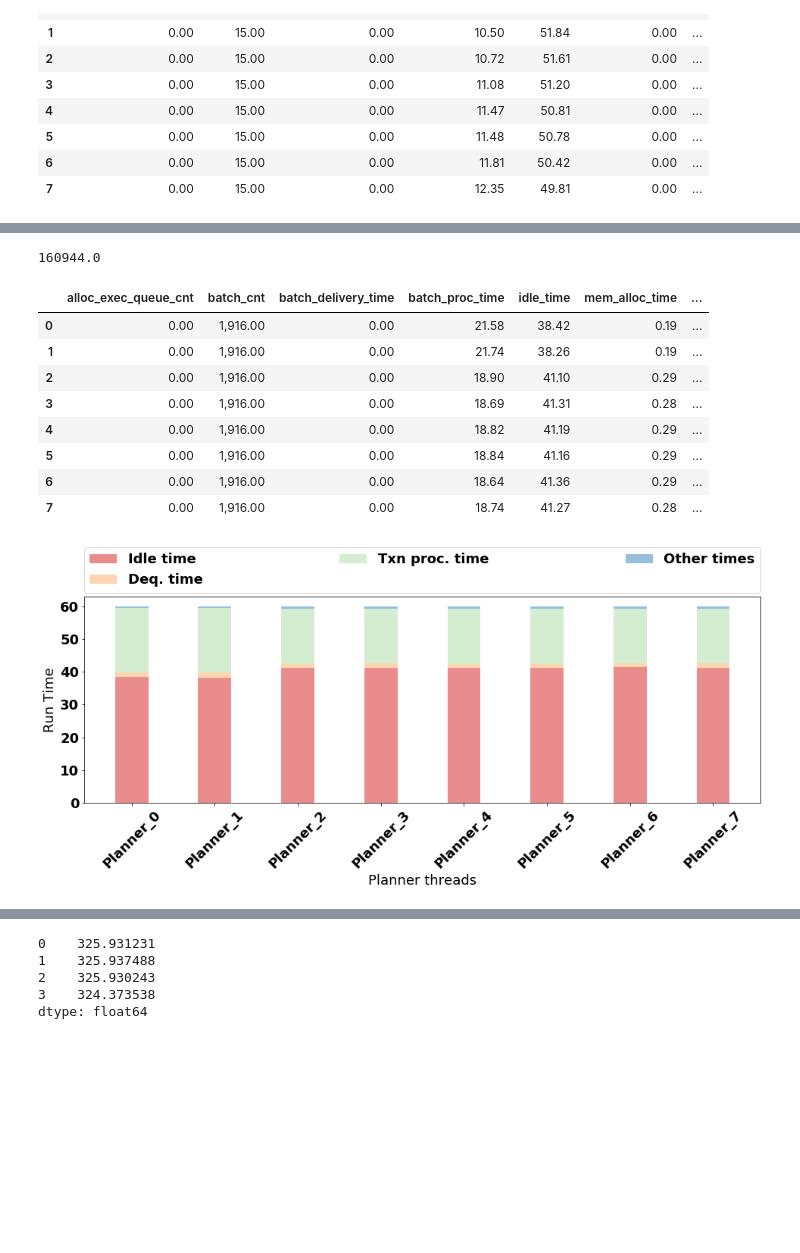
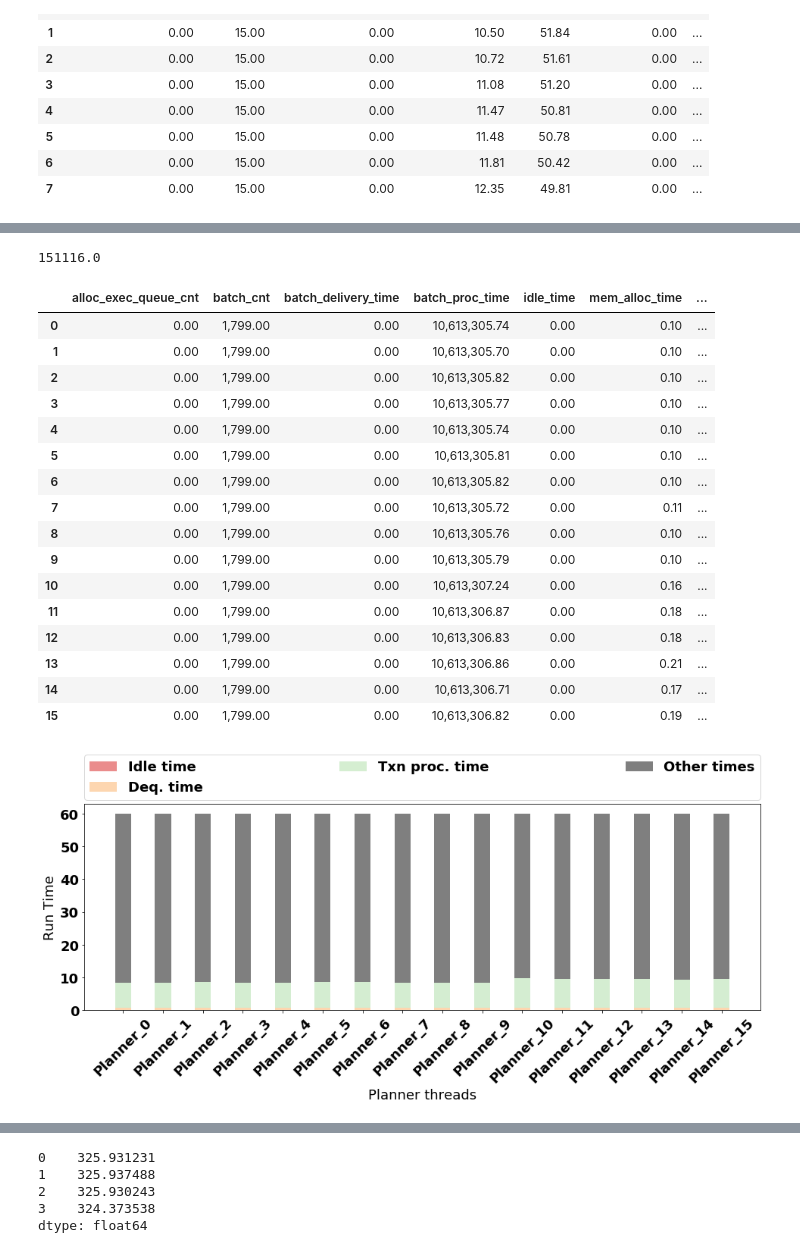
Before and after one commit to qadahtm/deneva, a Jupyter notebook: pynb/QueCC.ipynb, the cells around one changed output, grey strips where cells are left out. Drawn from its saved outputs; the diff is of its cells as text; code cells hidden in the pictures; blank space fills up the shorter version.

```diff
--- a/pynb/QueCC.ipynb
+++ b/pynb/QueCC.ipynb
@@ -609,11 +609,13 @@ df
 # %% [output]
 NameError: name 'df' is not defined
 # %%
+import matplotlib.ticker as ticker
 agg_req_normal = {'tput':'mean','phys_mem_usage':'mean'}
 agg_req = agg_req_normal
+us = 1000000
 
-
-tpcc_test = "/Users/qadahtm/Dev/halstead/deneva_project/deneva/exp_results/tpcc_mix50_mpr10_set2_G32_o3"
+tpcc_set1 = "/Users/qadahtm/Dev/halstead/deneva_project/deneva/exp_results/tpcc_mix50_mpr10_set1_M64"
+tpcc_set2 = "/Users/qadahtm/Dev/halstead/deneva_project/deneva/exp_results/tpcc_mix50_mpr10_set2_M64"
 
 ycsb_wl = "/Users/qadahtm/Dev/halstead/deneva_project/deneva/exp_results/ycsb_results_october"
 # df_ycsb_wl = pd.DataFrame(parse_directory(ycsb_wl))
@@ -624,7 +626,7 @@ tpcc_neworder_50_others = "/Users/qadahtm/Dev/halstead/deneva_project/deneva/exp
 
 # df_tpcc_neworder_50 = pd.concat([pd.DataFrame(parse_directory(tpcc_neworder_50_quecc_ts)),
 #                                  pd.DataFrame(parse_directory(tpcc_neworder_50_others))]);
-df_tpcc_test = pd.DataFrame(parse_directory(tpcc_test))
+df_tpcc_test = pd.concat([pd.DataFrame(parse_directory(tpcc_set1)), pd.DataFrame(parse_directory(tpcc_set2))])
 
 # tpcc_neworder_only = "/Users/qadahtm/Dev/halstead/deneva_project/deneva/exp_results/all_neworder_tpcc_mpt_o3"
 # df_tpcc_neworder_only = pd.DataFrame(parse_directory(tpcc_neworder_only))
@@ -696,7 +698,7 @@ grouped_f = []
 # grouped_f = grouped_tpcc_d15_mix15
 grouped_f = grouped_tpcc_test
 # print(grouped_f.loc['HSTORE','NEWORDER_ONLY'].index)
-dff = pd.concat([df_tpcc_payment_only,df_tpcc_neworder_only])
+# dff = pd.concat([df_tpcc_payment_only,df_tpcc_neworder_only])
 
 
 ls = ['b^-', 'gx-', 'yo-', 'cD-', 'm2-', 'rs-', 'g<--', 'r^--', 'g^--', 'c^-', 'm^-', 'y^--' ]
@@ -1451,7 +1461,7 @@ def plot_planner_times(df):
             # with alpha 0.5
             alpha=0.5,
             # with color
-            color=colors[3])
+            color='#000000')
 
     # set the x ticks with names
     plt.xticks(bar_l,['Planner_'+str(i) for i in range(len(df['idle_time']))], rotation=45)
@@ -1637,21 +1764,29 @@ def plot_exec_times(df):
 # %%
 # directory = '/Users/qadahtm/Dev/halstead/results/quecc_aws'
 # df = pd.DataFrame(view_planner_from_file(directory+"/QUECC_s_t0_7.txt"))
-datafile = '/Users/qadahtm/Dev/halstead/deneva_project/deneva/exp_results/quecc_final_mix_mpr10_8pt_8et_blen2_parts15_parcommit_t1.txt'
+datafile = '/Users/qadahtm/Dev/halstead/deneva_project/deneva/exp_results/test.txt'
 df = pd.DataFrame(view_planner_from_file(datafile))
 plot_planner_times(df)
 print(df['queue_deq_cnt'].sum()/60)
 df
 # %% [output]
-160944.0
+151116.0
 |  | alloc_exec_queue_cnt | batch_cnt | batch_delivery_time | batch_proc_time | idle_time | mem_alloc_time | ... |
-| 0 | 0.00 | 1,916.00 | 0.00 | 21.58 | 38.42 | 0.19 | ... |
-| 1 | 0.00 | 1,916.00 | 0.00 | 21.74 | 38.26 | 0.19 | ... |
-| 2 | 0.00 | 1,916.00 | 0.00 | 18.90 | 41.10 | 0.29 | ... |
-| 3 | 0.00 | 1,916.00 | 0.00 | 18.69 | 41.31 | 0.28 | ... |
-| 4 | 0.00 | 1,916.00 | 0.00 | 18.82 | 41.19 | 0.29 | ... |
-| 5 | 0.00 | 1,916.00 | 0.00 | 18.84 | 41.16 | 0.29 | ... |
-| 6 | 0.00 | 1,916.00 | 0.00 | 18.64 | 41.36 | 0.29 | ... |
-| 7 | 0.00 | 1,916.00 | 0.00 | 18.74 | 41.27 | 0.28 | ... |
+| 0 | 0.00 | 1,799.00 | 0.00 | 10,613,305.74 | 0.00 | 0.10 | ... |
+| 1 | 0.00 | 1,799.00 | 0.00 | 10,613,305.70 | 0.00 | 0.10 | ... |
+| 2 | 0.00 | 1,799.00 | 0.00 | 10,613,305.82 | 0.00 | 0.10 | ... |
+| 3 | 0.00 | 1,799.00 | 0.00 | 10,613,305.77 | 0.00 | 0.10 | ... |
+| 4 | 0.00 | 1,799.00 | 0.00 | 10,613,305.74 | 0.00 | 0.10 | ... |
+| 5 | 0.00 | 1,799.00 | 0.00 | 10,613,305.81 | 0.00 | 0.10 | ... |
+| 6 | 0.00 | 1,799.00 | 0.00 | 10,613,305.82 | 0.00 | 0.10 | ... |
+| 7 | 0.00 | 1,799.00 | 0.00 | 10,613,305.72 | 0.00 | 0.11 | ... |
+| 8 | 0.00 | 1,799.00 | 0.00 | 10,613,305.76 | 0.00 | 0.10 | ... |
+| 9 | 0.00 | 1,799.00 | 0.00 | 10,613,305.79 | 0.00 | 0.10 | ... |
+| 10 | 0.00 | 1,799.00 | 0.00 | 10,613,307.24 | 0.00 | 0.16 | ... |
+| 11 | 0.00 | 1,799.00 | 0.00 | 10,613,306.87 | 0.00 | 0.18 | ... |
+| 12 | 0.00 | 1,799.00 | 0.00 | 10,613,306.83 | 0.00 | 0.18 | ... |
+| 13 | 0.00 | 1,799.00 | 0.00 | 10,613,306.86 | 0.00 | 0.21 | ... |
+| 14 | 0.00 | 1,799.00 | 0.00 | 10,613,306.71 | 0.00 | 0.17 | ... |
+| 15 | 0.00 | 1,799.00 | 0.00 | 10,613,306.82 | 0.00 | 0.19 | ... |
-[figure, old version]
+[figure, new version]
 # %%
```
Also changed, not shown: parts of 7 cells of this notebook, 13 other files.
